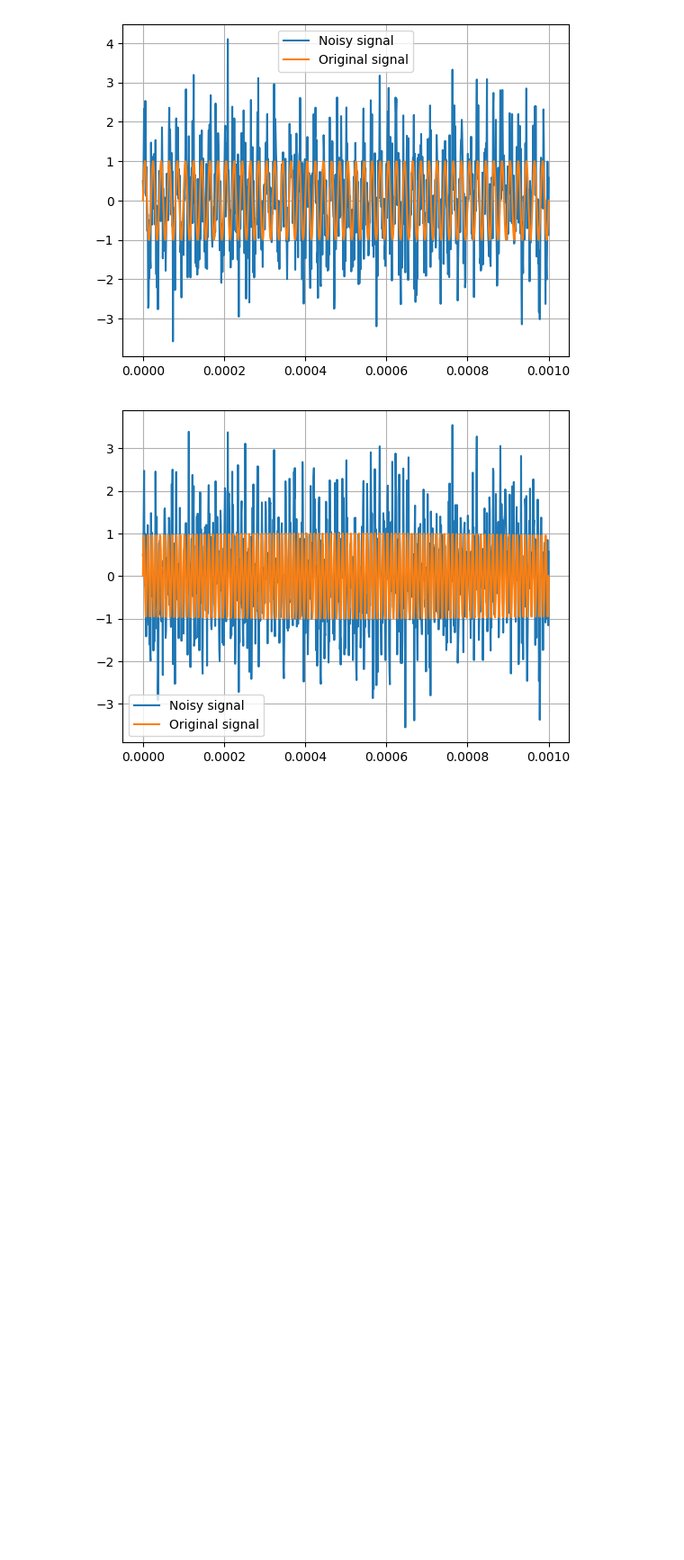
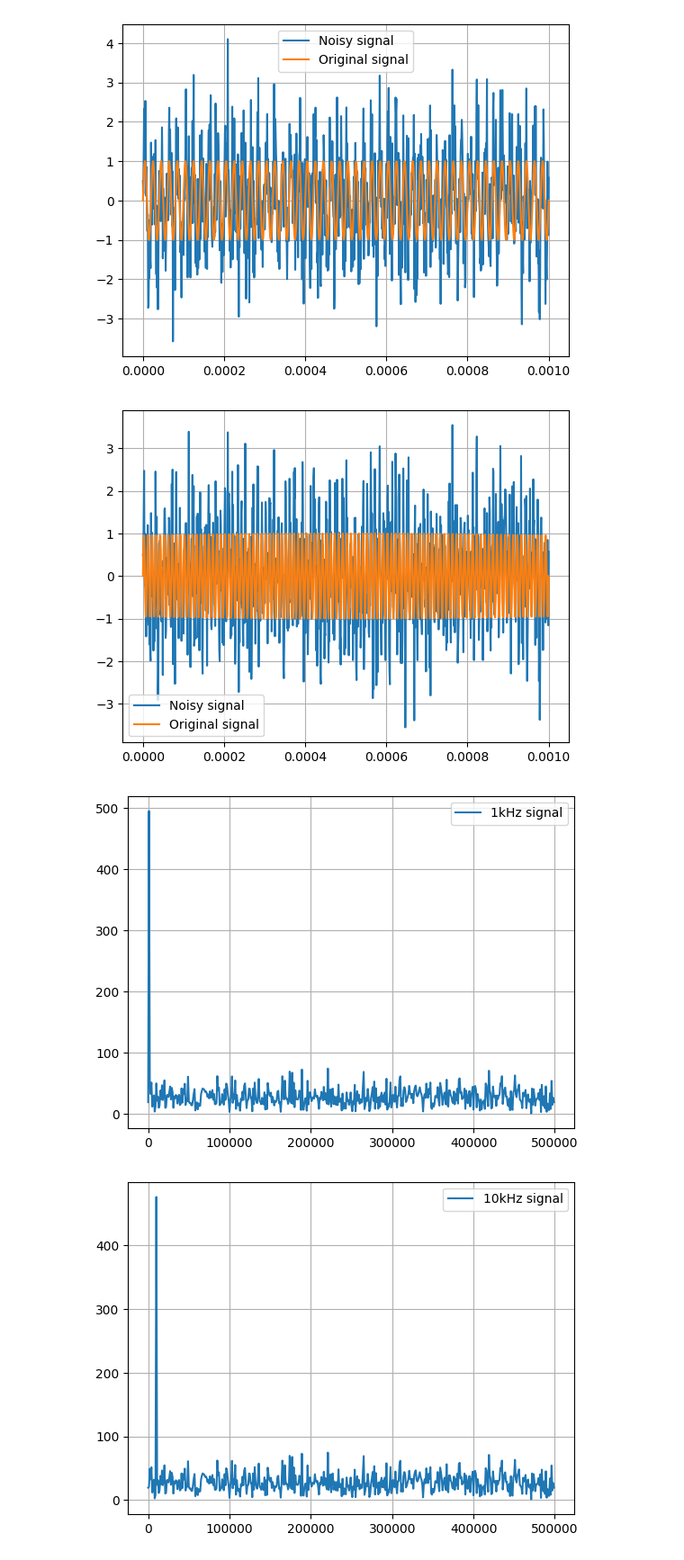
Before and after one commit to V-kr0pt/filtros_ufpb, a Jupyter notebook: filters.ipynb, the cells around one changed output. Shown at 90% size. Cells and saved outputs as stored; diff of their text form; code cells hidden in the pictures; blank space fills up the shorter version.

Commit message:
add: fft_signals done

```diff
--- a/filters.ipynb
+++ b/filters.ipynb
@@ -37,10 +38,12 @@ mu = 0  # mean
 sigma = 1  # standard deviation
 white_noise = np.random.normal(mu, sigma, N)
 # %%
+noisy_signals = {}
+
 for key in signals.keys():
-    noisy_signal = signals[key] + white_noise
+    noisy_signals[key] = signals[key] + white_noise
     plt.figure()
-    plt.plot(t, noisy_signal, label='Noisy signal')
+    plt.plot(t, noisy_signals[key], label='Noisy signal')
     plt.plot(t, signals[key], label='Original signal')
     plt.legend()
     plt.grid()
@@ -49,3 +52,19 @@ for key in signals.keys():
 [figure]
 [figure]
 [figure]
+# %%
+# Obtain the noise signal in the frequency domain
+freqs = np.fft.fftfreq(N, Ts)
+freq_domain_signals = {}
+
+freqs = freqs[:N//2]
+
+for key in noisy_signals.keys():
+     freq_domain_signals[key] = np.fft.fft(noisy_signals[key])[:N//2]
+     plt.figure()
+     plt.plot(freqs, np.abs(freq_domain_signals[key]), label=f'{key} signal')
+     plt.legend()
+     plt.grid()
+# %% [output]
+[figure, added]
+[figure, added]
```
Also changed, not shown: parts of 3 cells of this notebook.
